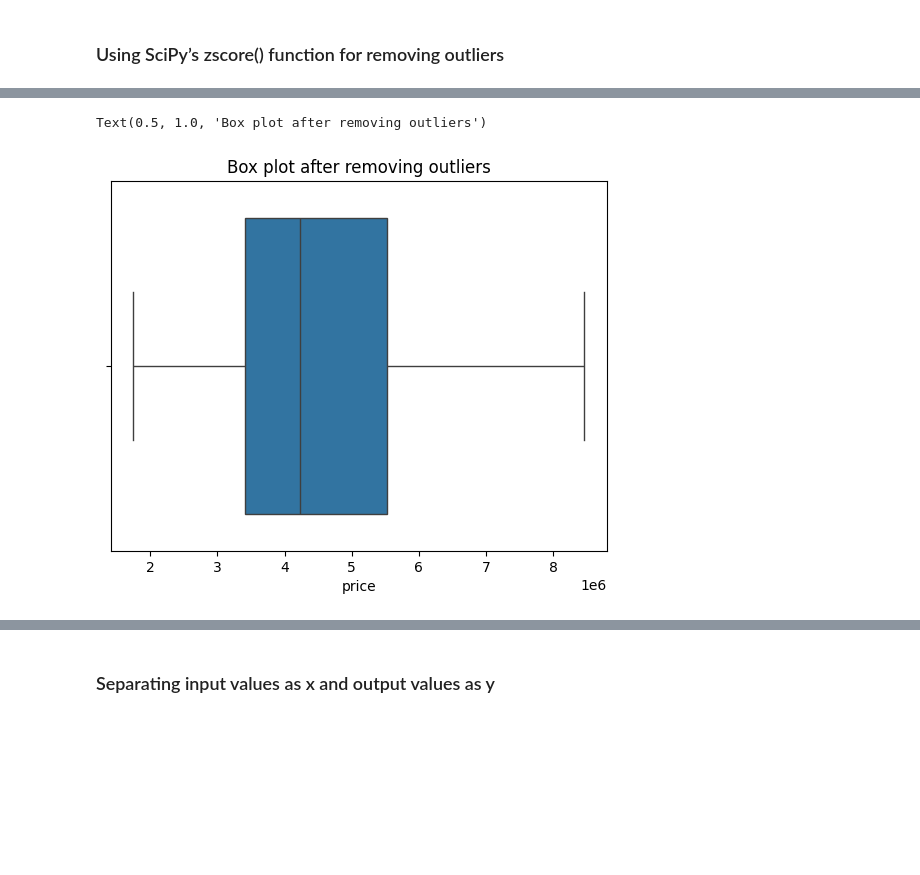
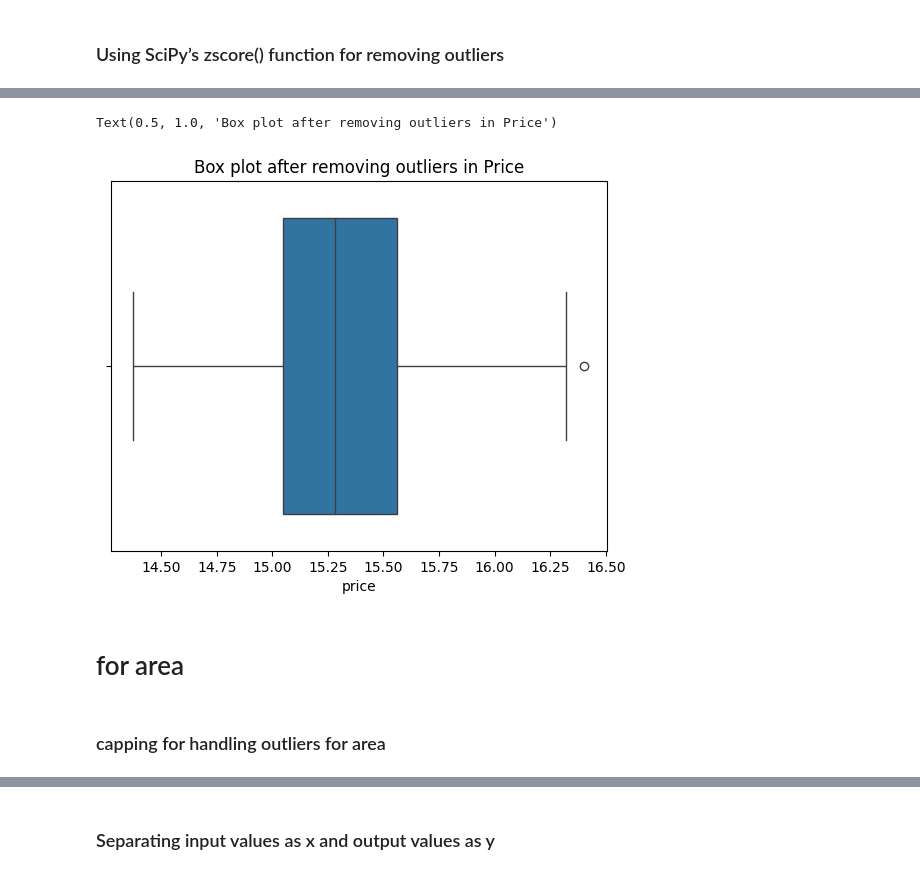
Before and after one commit to AbishekJungThakuri/Machine-Learning, a Jupyter notebook: HousePricingPrediction.ipynb, the cells around one changed output, grey strips where cells are left out. Saved outputs shown, nothing was run; the diff lists cells and outputs as text; code cells hidden in the pictures; blank space fills up the shorter version.

Commit message:
FE-LinearRegression:'oultier handling used log transformation for price and capping IQR for area'

```diff
--- a/HousePricingPrediction.ipynb
+++ b/HousePricingPrediction.ipynb
@@ -92,11 +105,11 @@ Text(0.5, 1.0, 'Box plot Before removing outliers')
 # %% [markdown]
 ###  Using SciPy’s zscore() function for removing outliers
 # %%
-from scipy.stats import zscore
+# from scipy.stats import zscore
 
-# Calculate z-scores
-z_scores = zscore(data['price'])
+# # Calculate z-scores
+# z_scores = zscore(data['price'])
 
-# Identify outliers (|z| > 2)
-data = data[np.abs(z_scores) <= 2]
-data.shape
+# # Identify outliers (|z| > 2)
+# data = data[np.abs(z_scores) <= 2]
+# data.shape
@@ -104,0 +124,2 @@ data.shape
+# %%
+data['price'] = np.log1p(data['price'])
@@ -105,6 +132,8 @@ data.shape
 # %%
 sns.boxplot(x=data['price'])
-plt.title("Box plot after removing outliers")
+plt.title("Box plot after removing outliers in Price")
 # %% [output]
-Text(0.5, 1.0, 'Box plot after removing outliers')
+Text(0.5, 1.0, 'Box plot after removing outliers in Price')
-[figure, old version]
+[figure, new version]
+# %% [markdown]
+# for area
@@ -110,0 +150,2 @@ Text(0.5, 1.0, 'Box plot after removing outliers')
+# %% [markdown]
+### capping for handling outliers for area
```
Also changed, not shown: parts of 18 cells of this notebook.
